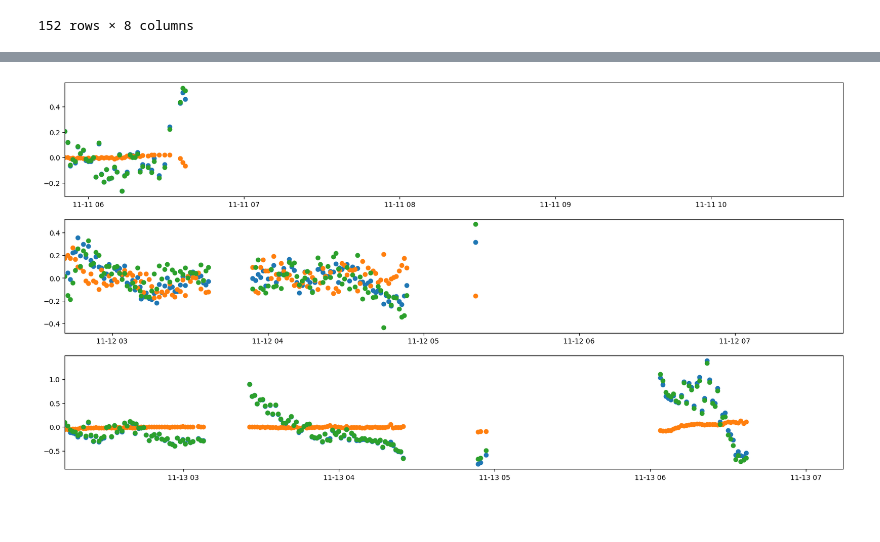
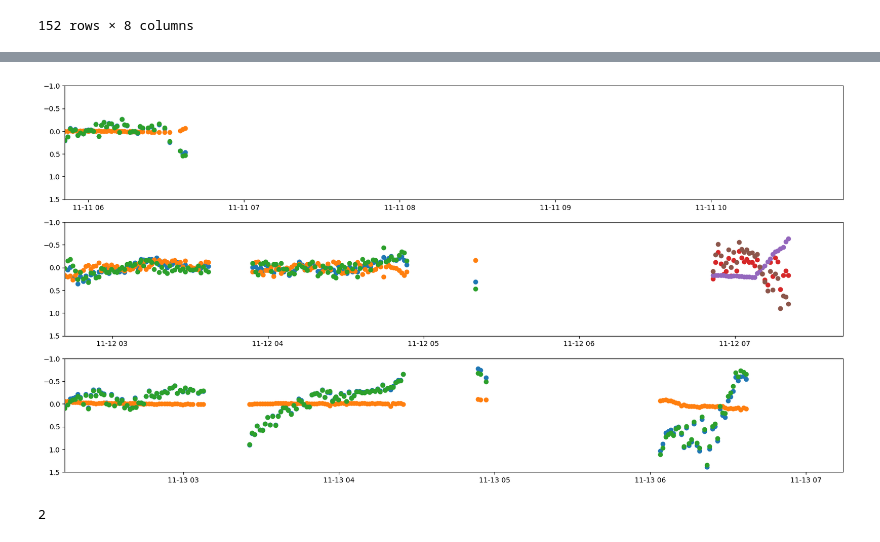
Before and after one commit to mkzeender/astrophysics-brorfelde, a Jupyter notebook: photometry.ipynb, the cells around one changed output, grey strips where cells are left out. Cells and saved outputs as stored; diff of their text form; code cells hidden in the pictures; blank space fills up the shorter version.

Commit message:
big visualization changes

```diff
--- a/photometry.ipynb
+++ b/photometry.ipynb
@@ -70,8 +71,6 @@ night_3 = (
     (parse('2022-11-13T00:00:00') <= imgs['timestamp']) &
     (imgs['timestamp'] < parse('2022-11-14T00:00:00'))
     )
-# %%
-align_moving = reload(align_moving)
 # %% [markdown]
 # Photometry
 # %%
@@ -189,0 +178,29 @@ Name: aperture_sum_bkgsub, Length: 119, dtype: float64
+# %%
+# Night 2 group 2
+
+%matplotlib tk
+
+FWHM = 10
+
+photometry_2_group_2 = align_moving.do_photometry_with_timestamps(
+    imgs[okay & night_2_group_2]['aligned_filepath'],
+
+    start_object = TargetLoc(x=413.19010416666663, y=629.090625, t='2022-11-12T06:51:36.0000'),
+    end_object = TargetLoc(x=517.3820833333334, y=615.0904166666666, t='2022-11-12T07:20:36.0000'),
+
+    aperture_=FWHM*3,
+    annulus_inner=5*FWHM,
+    annulus_outer=9*FWHM,
+    dry_run=False, # in the dry run, press 'b' and 'n' to cycle through the images
+
+    reference_positions=[
+        TargetLoc(x=594.125, y=452.19666666666666,),
+        TargetLoc(x=1235.1614583333333, y=679.7175, ),
+        TargetLoc(x=1494.605, y=740.3525,)],
+
+    vmin = 0,
+    vmax = 600 # corrects brightness in plot
+
+)
+
+photometry_2_group_2
@@ -261,18 +292,30 @@ for data, ax in zip((photometry_1, photometry_2_group_1, photometry_3), axes):
 # %%
+%matplotlib inline
+
 fig, axes = plt.subplots(3)
 fig.set_figheight(10)
 fig.set_figwidth(20)
 
-for data, ax in zip((photometry_1, photometry_2_group_1, photometry_3), axes):
+for data, ax_num in (photometry_1, 0), (photometry_2_group_1, 1), (photometry_2_group_2, 1), (photometry_3, 2):
+    ax = axes[ax_num]
     for y_name in 'uncalibrated_target_mag', 'uncalibrated_star_mag', 'differential_mag':
         ax.scatter(data['timestamp'],data[y_name] - np.mean(data[y_name]))
 
+        ax.set_ylim((-1, 1.5))
+
+for data, ax in zip([photometry_1, photometry_2_group_1, photometry_3], axes):
         t_0 = min(data['timestamp'])
         ax.set_xlim((t_0, t_0 + timedelta(hours=5)))
+
+        ax.invert_yaxis()
     # ax.scatter(data['timestamp'],data['uncalibrated_star_mag'])
     # ax.scatter(data['timestamp'],data['differential_mag'])
 
 # To zoom in/out you can set the ylimits:
 #plt.ylim(18,10)
 # %% [output]
-[figure, old version]
+[figure, new version]
+# %%
+-1 % 3
+# %% [output]
+2
```
Also changed, not shown: parts of 9 cells of this notebook, 1 other file.
